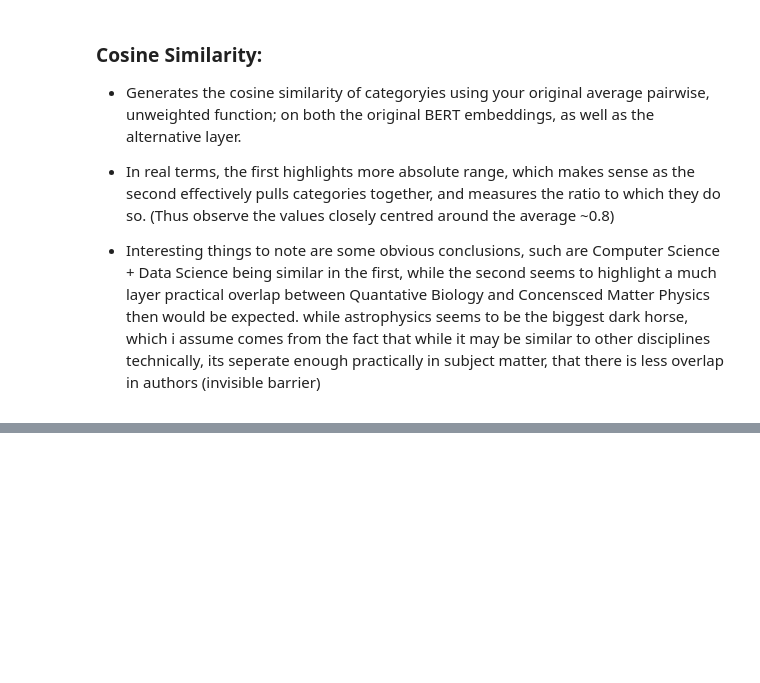
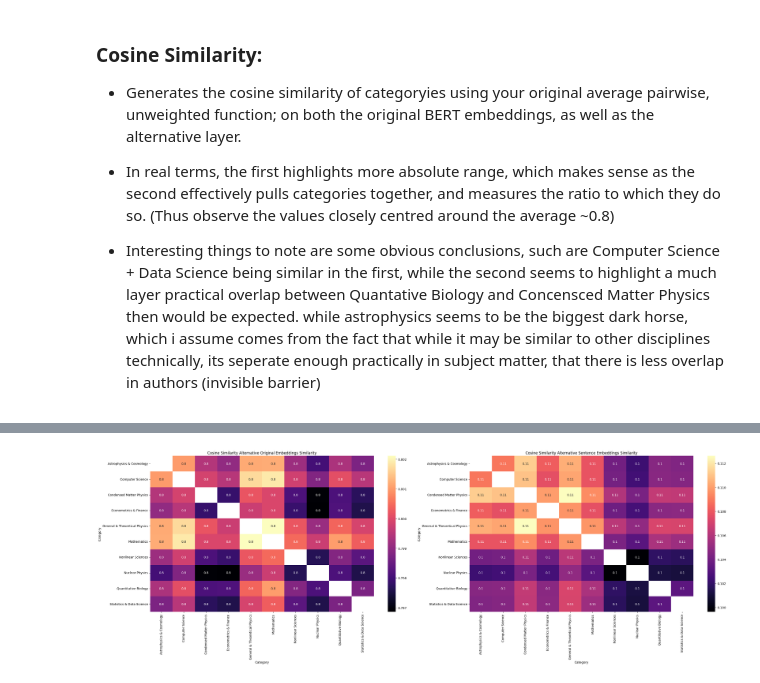
Before and after one commit to lduncan1712/CP421, a Jupyter notebook: CP421 - Project Code.ipynb, the cells around one changed output, grey strips where cells are left out. Saved outputs shown, nothing was run; the diff lists cells and outputs as text; code cells hidden in the pictures; blank space fills up the shorter version.

```diff
--- a/CP421 - Project Code.ipynb
+++ b/CP421 - Project Code.ipynb
@@ -595,0 +642,17 @@ plt.show()
+# %%
+fig, axes = plt.subplots(1,2, figsize=(30, 10))
+
+#Original Method
+original_method = create_similarity_matrix('alternative_joined_embeddings', df_cleaned)
+original_norm = pd.DataFrame(zscore(original_method, axis=1, nan_policy='omit'), index=original_method.index, columns=original_method.columns)
+plot_similarity_matrix(axes[0], original_method, "Alternative Original Embeddings Similarity")
+
+#Alternative Method
+alternative_method = create_similarity_matrix('alternative_sentence_embeddings', df_cleaned)
+alternative_norm = pd.DataFrame(zscore(alternative_method, axis=1, nan_policy='omit'), index=alternative_method.index, columns=alternative_method.columns)
+plot_similarity_matrix(axes[1], alternative_method, "Alternative Sentence Embeddings Similarity")
+
+plt.tight_layout()
+plt.show()
+# %% [output]
+[figure, added]
```
Also changed, not shown: parts of 28 cells of this notebook.
